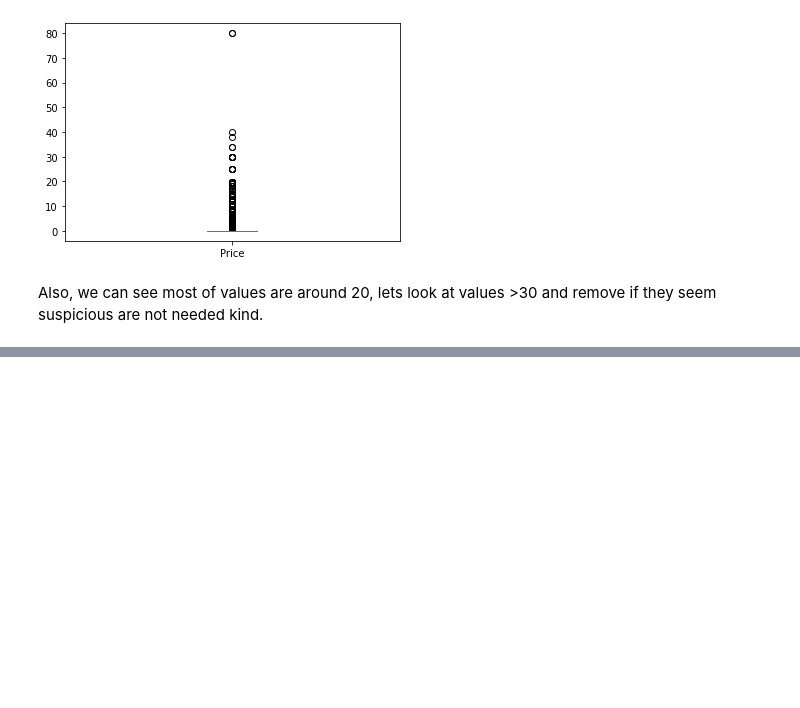
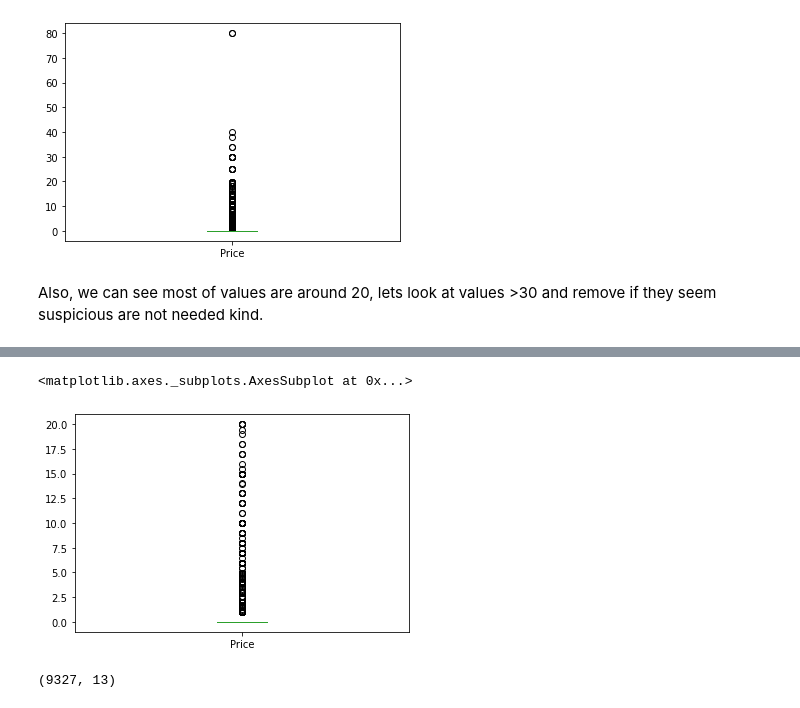
Before and after one commit to santoshkumarvagga/Data-Science, a Jupyter notebook: Matplotlib.ipynb, the cells around one changed output, grey strips where cells are left out. Cells and saved outputs as stored; diff of their text form; code cells hidden in the pictures; blank space fills up the shorter version.

```diff
--- a/Matplotlib.ipynb
+++ b/Matplotlib.ipynb
@@ -658,0 +680,11 @@ Also, we can see most of values are around 20, lets look at values >30 and remov
+# %%
+df= df[df.Price<=20]
+df.Price.plot.box()
+# %% [output]
+<matplotlib.axes._subplots.AxesSubplot at 0x...>
+[figure, added]
+# %%
+df.shape
+# So we have 9327 records remaining.
+# %% [output]
+(9327, 13)
```
Also changed, not shown: parts of 2 cells of this notebook.
